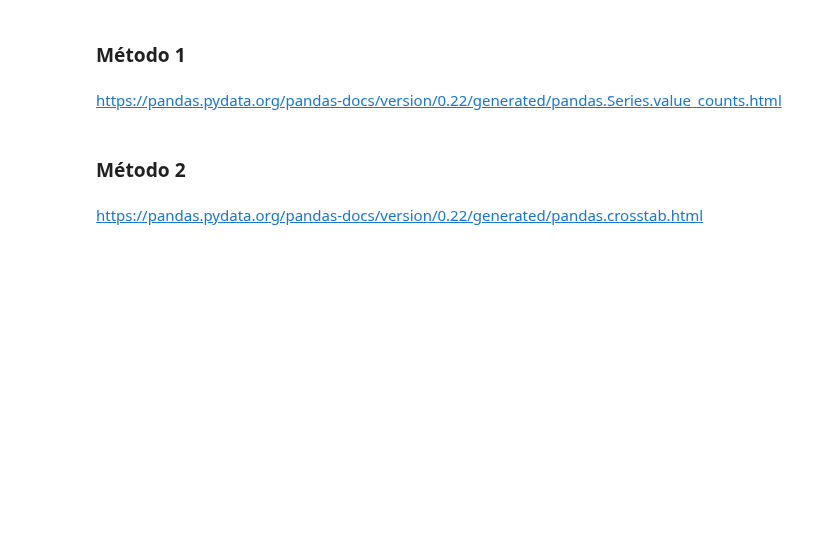
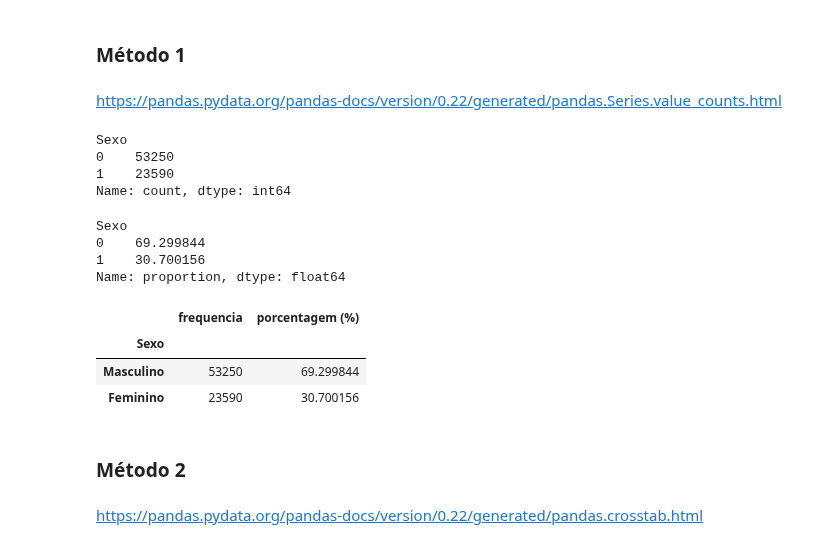
Before and after one commit to carlosvinicius-ai/DataScience, a Jupyter notebook: Codigos/Curso de Estatística/Curso_de_Estatística_Parte_1.ipynb, the cells around one changed output. Drawn from its saved outputs; the diff is of its cells as text; code cells hidden in the pictures; blank space fills up the shorter version.

Commit message:
feat: aprendendo método 1 para frequência

```diff
--- a/Codigos/Curso de Estatística/Curso_de_Estatística_Parte_1.ipynb
+++ b/Codigos/Curso de Estatística/Curso_de_Estatística_Parte_1.ipynb
@@ -215,6 +215,40 @@ O primeiro passo em um trabalho de análise é o conhecimento do comportamento d
 ### Método 1
 # %% [markdown]
 https://pandas.pydata.org/pandas-docs/version/0.22/generated/pandas.Series.value_counts.html
+# %%
+# saber quantas pessoas responderam a pesquisa
+dados['Sexo'].value_counts()
+# %% [output]
+Sexo
+0    53250
+1    23590
+Name: count, dtype: int64
+# %%
+# mostrando em forma percentual
+dados['Sexo'].value_counts(normalize=True) * 100
+# %% [output]
+Sexo
+0    69.299844
+1    30.700156
+Name: proportion, dtype: float64
+# %%
+frequencia = dados['Sexo'].value_counts()
+percentual = dados['Sexo'].value_counts(normalize=True) * 100
+# %%
+dist_freq_qualitativos = pd.DataFrame({'frequencia': frequencia, 'porcentagem (%)': percentual})
+
+# fazendo a mudança sem ter que criar um novo dataframe, e dando nome as colunas
+dist_freq_qualitativos.rename(index={0: 'Masculino', 1: 'Feminino'}, inplace=True)
+
+# dando um nome para nossa visualização
+dist_freq_qualitativos.rename_axis('Sexo', axis='index', inplace=True)
+# %%
+dist_freq_qualitativos
+# %% [output]
+|  | frequencia | porcentagem (%) |
+| Sexo |  |  |
+| Masculino | 53250 | 69.299844 |
+| Feminino | 23590 | 30.700156 |
 # %% [markdown]
 ### Método 2
 # %% [markdown]
```
